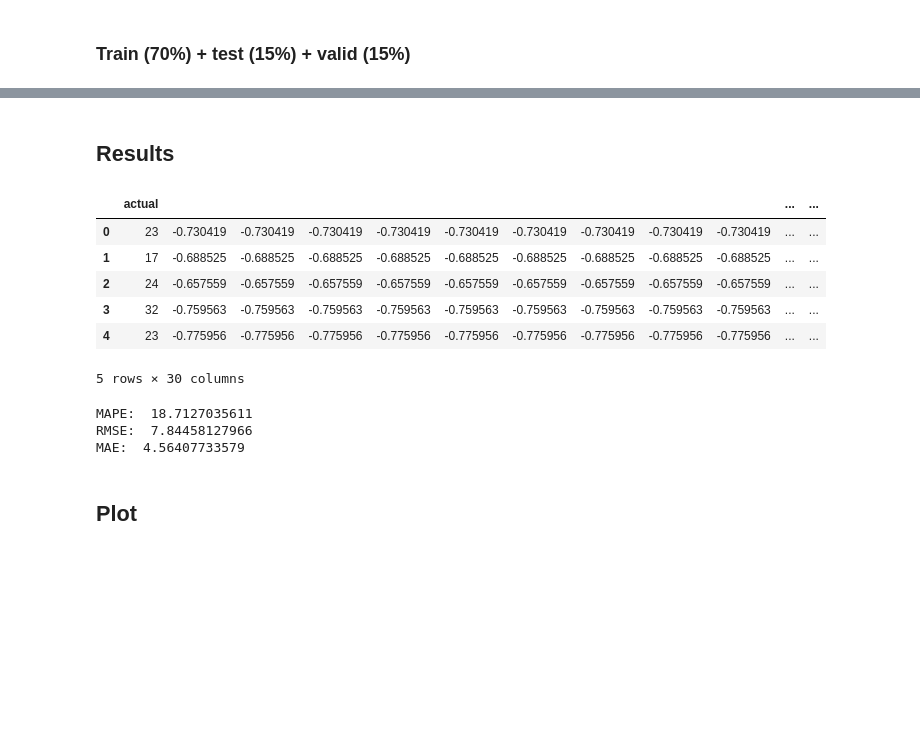
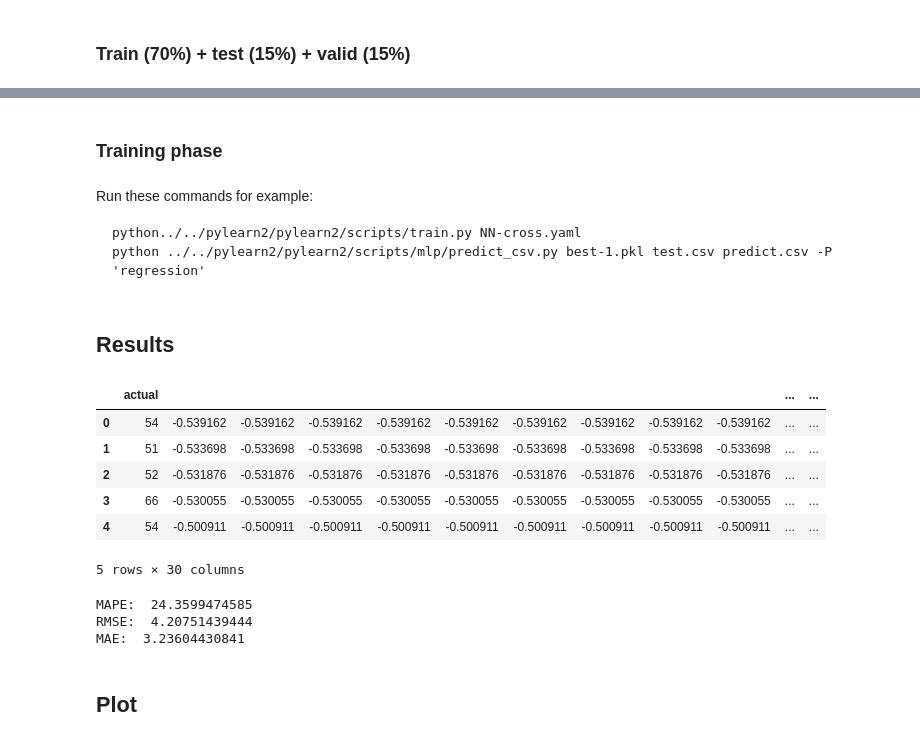
Before and after one commit to denadai2/energyUva, a Jupyter notebook: notebooks/3bis- Regression short version.ipynb, the cells around one changed output, grey strips where cells are left out. Saved outputs shown, nothing was run; the diff lists cells and outputs as text; code cells hidden in the pictures; blank space fills up the shorter version.

Commit message:
Linear regression added, Cross-validation perfectioned, bugfix timezone, new readme

```diff
--- a/notebooks/3bis- Regression short version.ipynb
+++ b/notebooks/3bis- Regression short version.ipynb
@@ -156,8 +162,0 @@ print len(features)-1
-# %%
-features = ['gas [m3]', 'sinMonth', 'cosMonth', 'sinWeekday', 'cosWeekday', 'sinDayofyear', 'cosDayofyear', 'sinHour', 'cosHour',
-            'elektriciteit [kwh]', 'T', 'FH', 'gas1HBefore', 'gas2HBefore', 'arima', 'residuals',
-            'gasMean15DBefore', 'Tdiff1', 'gasSum1DBefore', 'gasPeak1DBefore',
-            'arimaPeak5HBefore','arimaSum5HBefore', 'residualsDays', 'residualsElectricity']
-features.extend(names)
-df = df[(df['gas [m3]'].notnull()) & (df['arimaPeak5HBefore'].notnull()) & (df.residualsWeekDays.notnull()) & (df.residuals.notnull()) & (df['gasMean15DBefore'].notnull())]
-df[features].to_csv('datasetsForANNs/'+building+'_Arima4_3.csv', index=False)
@@ -166,10 +174,2 @@ df[features].to_csv('datasetsForANNs/'+building+'_Arima4_3.csv', index=False)
 # %% [markdown]
 ### Shuffling?
-# %%
-def shuffle(df, n=1, axis=1):
-    df = df.copy()
-    for _ in range(n):
-        df.apply(np.random.shuffle, axis=axis)
-    return df
-df = shuffle(df)
-df.head()
@@ -185,9 +177,12 @@ df.head()
 ### Train (70%) + test (15%) + valid (15%)
 # %%
 n = df['T'].count()
+df['datetime'] = df.index.date
 splitPoint = int(n*70/100)
 train = df.ix[:splitPoint]
 rest = df.ix[splitPoint:]
+if shuffling:
+    train = shuffle(train)
 train[features].to_csv('train.csv', header=False, index=False)
 
 # Reset index
@@ -198,6 +193,7 @@ splitPoint = int(n*50/100)
 valid = rest.ix[:splitPoint]
 test = rest.ix[splitPoint:]
 test[features].to_csv('testY.csv', header=False, index=False)
+test[(features+['datetime'])].to_csv('testYDate.csv', header=False, index=False)
 featuresNoY = features[1:]
 test[featuresNoY].to_csv('test.csv', header=False, index=False)
 valid[features].to_csv('valid.csv', header=False, index=False)
@@ -203,0 +211,19 @@ valid[features].to_csv('valid.csv', header=False, index=False)
+# %%
+import random
+
+n = df['T'].count()
+df['datetime'] = df.index.date
+splitLength = int(n*15/100)
+splitPoint = random.randint(0,n-splitPoint)
+
+train = df.ix[splitPoint:splitPoint+splitLength]
+rest = df.ix[:splitPoint]
+rest.append(df.ix[splitPoint+splitLength:])
+if shuffling:
+    train = shuffle(train)
+train[features].to_csv('trainCV.csv', header=False, index=False)
+
+# Reset index
+rest = rest.reset_index(drop=True)
+rest[features[1:]].to_csv('test.csv', header=False, index=False)
+test = rest[features]
@@ -204,23 +232,33 @@ valid[features].to_csv('valid.csv', header=False, index=False)
+# %% [markdown]
+### Training phase
+# %% [markdown]
+Run these commands for example:
+
+    python../../pylearn2/pylearn2/scripts/train.py NN-cross.yaml
+    python ../../pylearn2/pylearn2/scripts/mlp/predict_csv.py best-1.pkl test.csv predict.csv -P 'regression'
 # %% [markdown]
 ## Results
 # %%
 rr = pd.read_csv('predict.csv', names=["predicted"])
 rr2 = pd.read_csv('testY.csv', names=["actual"]+["" for x in range(29)])
 rr['actual'] = rr2['actual'].values
+test['Momentum'] = test.index
 rr['Momentum'] = test['Momentum'].values
 
 rr = rr.set_index('Momentum', drop=False)
 rr2.head()
 # %% [output]
 |  | actual |  |  |  |  |  |  |  |  |  | ... | ... |
-| 0 | 23 | -0.730419 | -0.730419 | -0.730419 | -0.730419 | -0.730419 | -0.730419 | -0.730419 | -0.730419 | -0.730419 | ... | ... |
-| 1 | 17 | -0.688525 | -0.688525 | -0.688525 | -0.688525 | -0.688525 | -0.688525 | -0.688525 | -0.688525 | -0.688525 | ... | ... |
-| 2 | 24 | -0.657559 | -0.657559 | -0.657559 | -0.657559 | -0.657559 | -0.657559 | -0.657559 | -0.657559 | -0.657559 | ... | ... |
-| 3 | 32 | -0.759563 | -0.759563 | -0.759563 | -0.759563 | -0.759563 | -0.759563 | -0.759563 | -0.759563 | -0.759563 | ... | ... |
-| 4 | 23 | -0.775956 | -0.775956 | -0.775956 | -0.775956 | -0.775956 | -0.775956 | -0.775956 | -0.775956 | -0.775956 | ... | ... |
+| 0 | 54 | -0.539162 | -0.539162 | -0.539162 | -0.539162 | -0.539162 | -0.539162 | -0.539162 | -0.539162 | -0.539162 | ... | ... |
+| 1 | 51 | -0.533698 | -0.533698 | -0.533698 | -0.533698 | -0.533698 | -0.533698 | -0.533698 | -0.533698 | -0.533698 | ... | ... |
+| 2 | 52 | -0.531876 | -0.531876 | -0.531876 | -0.531876 | -0.531876 | -0.531876 | -0.531876 | -0.531876 | -0.531876 | ... | ... |
+| 3 | 66 | -0.530055 | -0.530055 | -0.530055 | -0.530055 | -0.530055 | -0.530055 | -0.530055 | -0.530055 | -0.530055 | ... | ... |
+| 4 | 54 | -0.500911 | -0.500911 | -0.500911 | -0.500911 | -0.500911 | -0.500911 | -0.500911 | -0.500911 | -0.500911 | ... | ... |
 5 rows × 30 columns
 # %%
-import ml_metrics as metrics
+from sklearn.metrics import mean_absolute_error, mean_squared_error
+import math
+
 def nonZeroValues(actual, predicted):
 
     actual = np.array(actual)
@@ -230,6 +268,7 @@ def nonZeroValues(actual, predicted):
     predicted = [v for i,v in enumerate(predicted) if i not in frozenset(indexes)]
 
     return (actual, predicted)
+
 
 def mape(actual, predicted):
     """
@@ -257,12 +296,12 @@ def mape(actual, predicted):
 
 
 print "MAPE: ", mape(rr['actual'].values, rr['predicted'].values)
-print "RMSE: ", metrics.rmse(rr['actual'].values, rr['predicted'].values)
-print "MAE: ", metrics.mae(rr['actual'].values, rr['predicted'].values)
+print "RMSE: ", math.sqrt(mean_squared_error(rr['actual'].values, rr['predicted'].values))
+print "MAE: ", mean_absolute_error(rr['actual'].values, rr['predicted'].values)
 # %% [output]
-MAPE:  18.7127035611
-RMSE:  7.84458127966
-MAE:  4.56407733579
+MAPE:  24.3599474585
+RMSE:  4.20751439444
+MAE:  3.23604430841
 # %% [markdown]
 ## Plot
 # %%
```
Also changed, not shown: parts of 26 cells of this notebook, 5 other files.
